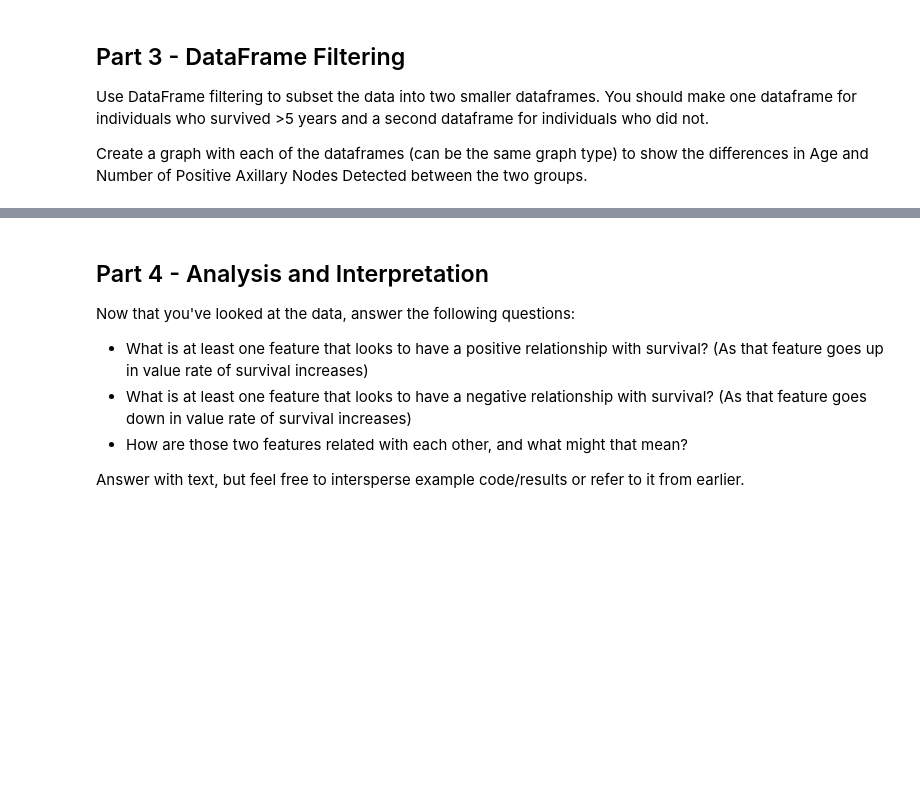
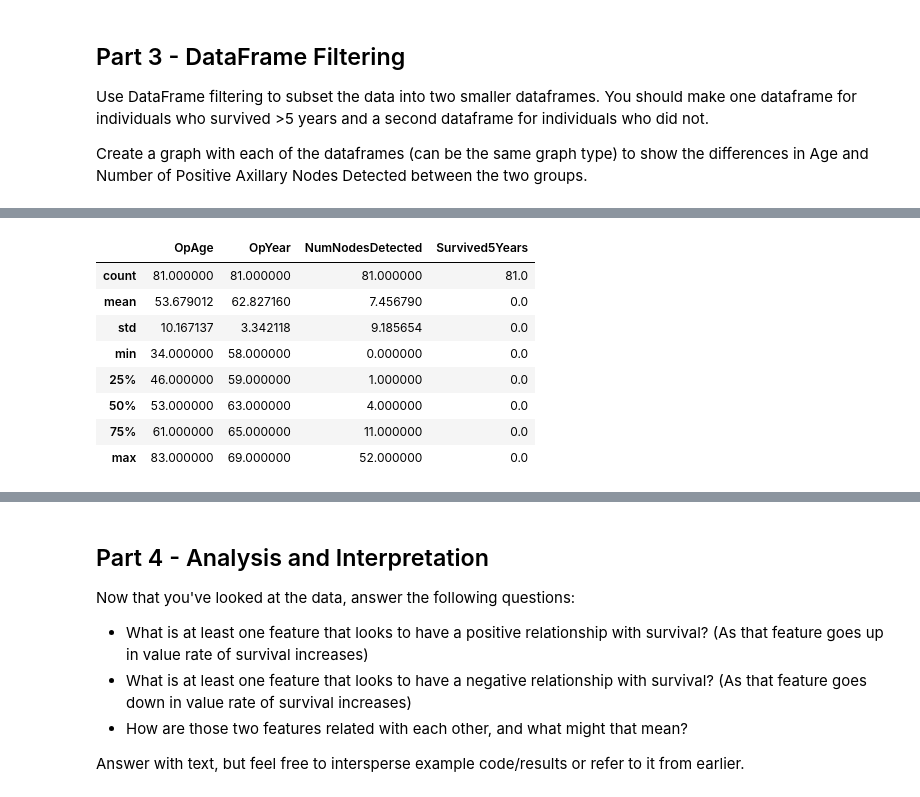
Before and after one commit to coopwilliams/LS-Sprint-Challenges, a Jupyter notebook: DS_Unit_1_Sprint_Challenge_1.ipynb, the cells around one changed output, grey strips where cells are left out. Cells and saved outputs as stored; diff of their text form; code cells hidden in the pictures; blank space fills up the shorter version.

```diff
--- a/DS_Unit_1_Sprint_Challenge_1.ipynb
+++ b/DS_Unit_1_Sprint_Challenge_1.ipynb
@@ -170,0 +186,12 @@ Create a graph with each of the dataframes (can be the same graph type) to show
+# %%
+df_ns.describe()
+# %% [output]
+|  | OpAge | OpYear | NumNodesDetected | Survived5Years |
+| count | 81.000000 | 81.000000 | 81.000000 | 81.0 |
+| mean | 53.679012 | 62.827160 | 7.456790 | 0.0 |
+| std | 10.167137 | 3.342118 | 9.185654 | 0.0 |
+| min | 34.000000 | 58.000000 | 0.000000 | 0.0 |
+| 25% | 46.000000 | 59.000000 | 1.000000 | 0.0 |
+| 50% | 53.000000 | 63.000000 | 4.000000 | 0.0 |
+| 75% | 61.000000 | 65.000000 | 11.000000 | 0.0 |
+| max | 83.000000 | 69.000000 | 52.000000 | 0.0 |
```
Also changed, not shown: parts of 4 cells of this notebook.
